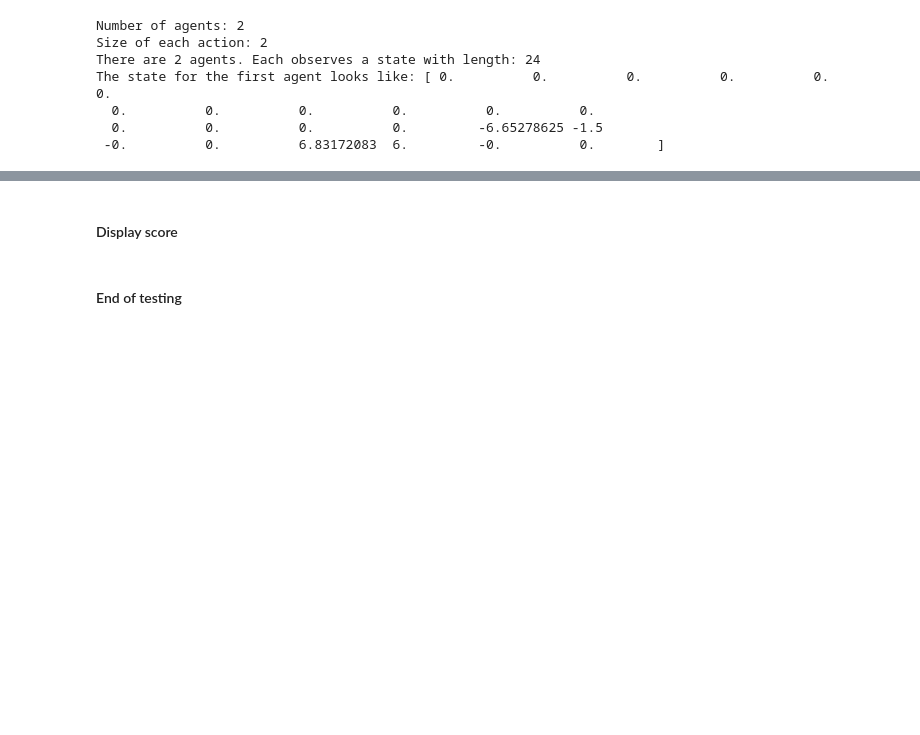
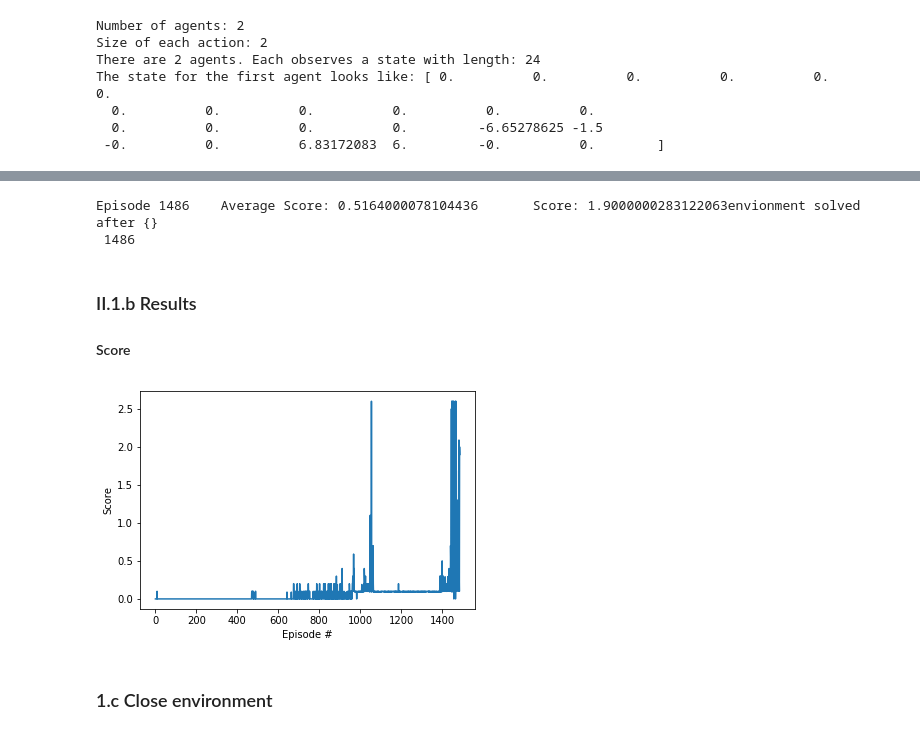
Before and after one commit to AI2Rgross/p3_collab-compet, a Jupyter notebook: Tennis-train-ddpg.ipynb, the cells around one changed output, grey strips where cells are left out. Saved outputs shown, nothing was run; the diff lists cells and outputs as text; code cells hidden in the pictures; blank space fills up the shorter version.

```diff
--- a/Tennis-train-ddpg.ipynb
+++ b/Tennis-train-ddpg.ipynb
@@ -28,4 +40,4 @@ Before running the next cell, check that the path for the environment is correct
 - **Linux** (x86, headless): `"path/to/Tennis_Linux_NoVis/Tennis.x86"`
 - **Linux** (x86_64, headless): `"path/to/Tennis_Linux_NoVis/Tennis.x86_64"`
 # %%
-env = UnityEnvironment(file_name="/home/raphe/Cours/Nanodegree_DRL/Tennis_Linux/Tennis.x86_64")
+file_name="/home/raphe/Cours/Nanodegree_DRL/Tennis_Linux/Tennis.x86_64"
@@ -349,0 +164,6 @@ for i in range(num_agents):
+# %%
+#Load environment
+env,brain_name,num_agents,action_size,state_size = Load_environment(file_name,train_mode=True)
+
+# Define agents
+agent = Agent(state_size=state_size, action_size=action_size, random_seed=10)
@@ -350,4 +199,5 @@ for i in range(num_agents):
 # %%
-scores=Test(env,brain_name,num_agents,agent,file_name_actor,file_name_critic ,n_episodes=20,max_t=100)
+scores = ddpg(env, state_size, action_size, brain_name,num_agents, agent,rate=0.9999,n_episodes=5000, max_t=100000)
+# %% [output]
+Episode 1486    Average Score: 0.5164000078104436       Score: 1.9000000283122063envionment solved after {}
+ 1486
-# %% [markdown]
- #### Display score
@@ -361,4 +204,11 @@ plt.show()
-# %% [markdown]
-#### End of testing
+# %% [markdown]
+### II.1.b Results
+#### Score
+# %%
+plot_score(scores)
+# %% [output]
+[figure, added]
+# %% [markdown]
+### 1.c Close environment
 # %%
 env.close()
```
Also changed, not shown: parts of 101 cells of this notebook, 30 other files.
